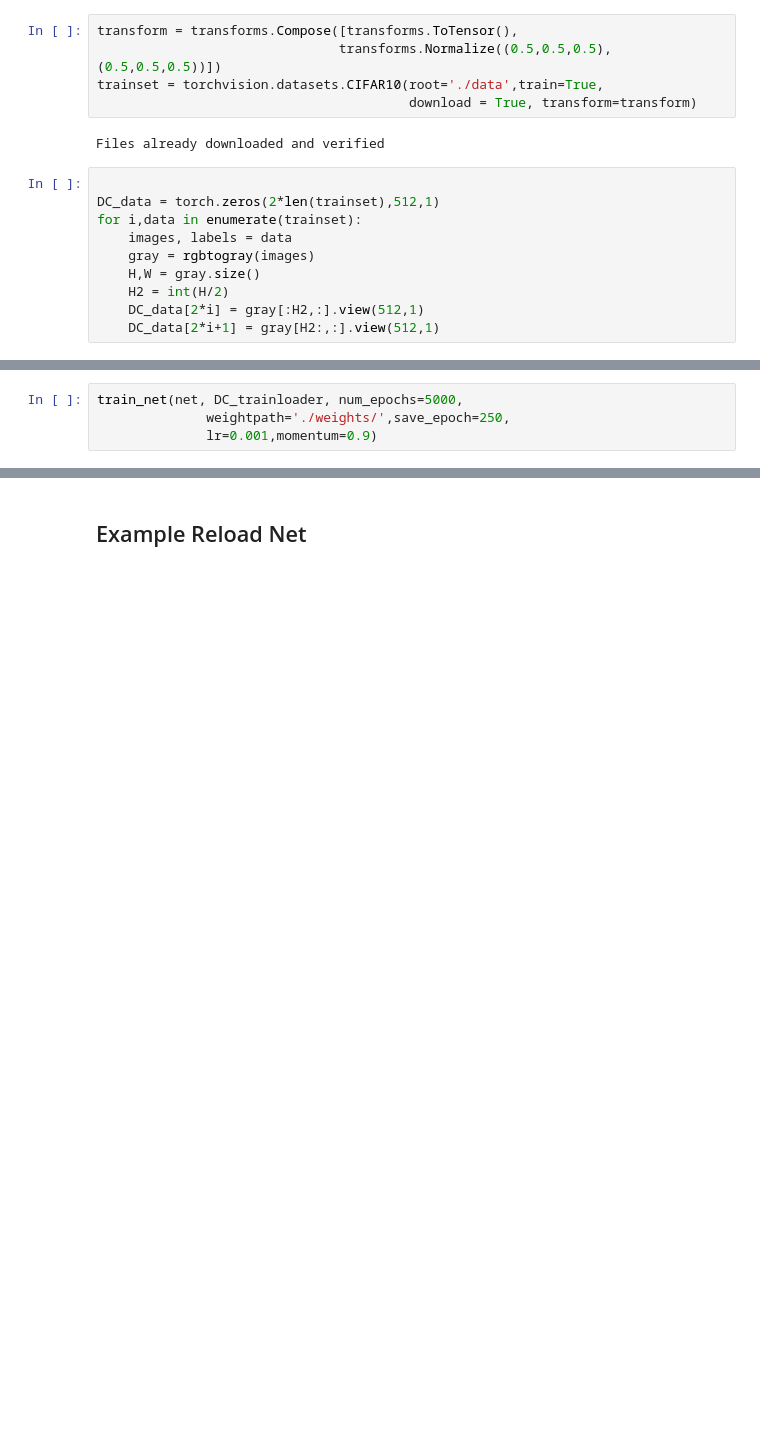
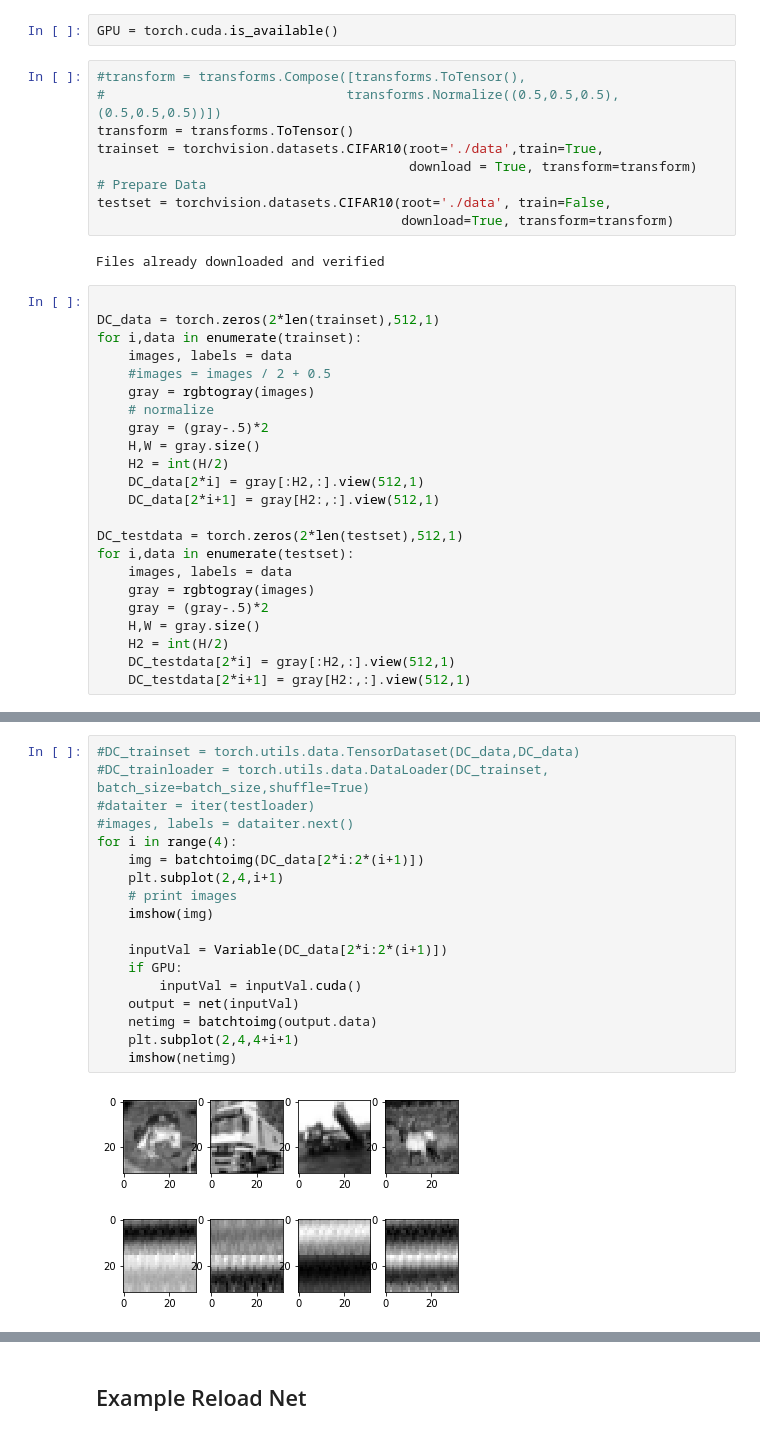
Before and after one commit to thejihuijin/PytorchModels, a Jupyter notebook: DeepCodec.ipynb, the cells around one changed output, grey strips where cells are left out. Cells and saved outputs as stored; diff of their text form; blank space fills up the shorter version.

Commit message:
finished training and evaluating ellipses

```diff
--- a/DeepCodec.ipynb
+++ b/DeepCodec.ipynb
@@ -30,8 +30,14 @@ if GPU:
+# %%
+GPU = torch.cuda.is_available()
 # %%
-transform = transforms.Compose([transforms.ToTensor(),
-                               transforms.Normalize((0.5,0.5,0.5),(0.5,0.5,0.5))])
+#transform = transforms.Compose([transforms.ToTensor(),
+#                               transforms.Normalize((0.5,0.5,0.5),(0.5,0.5,0.5))])
+transform = transforms.ToTensor()
 trainset = torchvision.datasets.CIFAR10(root='./data',train=True,
                                         download = True, transform=transform)
+# Prepare Data
+testset = torchvision.datasets.CIFAR10(root='./data', train=False,
+                                       download=True, transform=transform)
 # %% [output]
 Files already downloaded and verified
 # %%
@@ -39,8 +45,21 @@ Files already downloaded and verified
 DC_data = torch.zeros(2*len(trainset),512,1)
 for i,data in enumerate(trainset):
     images, labels = data
+    #images = images / 2 + 0.5
     gray = rgbtogray(images)
+    # normalize
+    gray = (gray-.5)*2
     H,W = gray.size()
     H2 = int(H/2)
     DC_data[2*i] = gray[:H2,:].view(512,1)
     DC_data[2*i+1] = gray[H2:,:].view(512,1)
+
+DC_testdata = torch.zeros(2*len(testset),512,1)
+for i,data in enumerate(testset):
+    images, labels = data
+    gray = rgbtogray(images)
+    gray = (gray-.5)*2
+    H,W = gray.size()
+    H2 = int(H/2)
+    DC_testdata[2*i] = gray[:H2,:].view(512,1)
+    DC_testdata[2*i+1] = gray[H2:,:].view(512,1)
@@ -50,4 +65,0 @@ DC_trainloader = torch.utils.data.DataLoader(DC_trainset, batch_size=5,shuffle=T
-# %%
-train_net(net, DC_trainloader, num_epochs=5000,
-              weightpath='./weights/',save_epoch=250,
-              lr=0.001,momentum=0.9)
@@ -56,0 +66,20 @@ KeyboardInterrupt:
+# %%
+#DC_trainset = torch.utils.data.TensorDataset(DC_data,DC_data)
+#DC_trainloader = torch.utils.data.DataLoader(DC_trainset, batch_size=batch_size,shuffle=True)
+#dataiter = iter(testloader)
+#images, labels = dataiter.next()
+for i in range(4):
+    img = batchtoimg(DC_data[2*i:2*(i+1)])
+    plt.subplot(2,4,i+1)
+    # print images
+    imshow(img)
+
+    inputVal = Variable(DC_data[2*i:2*(i+1)])
+    if GPU:
+        inputVal = inputVal.cuda()
+    output = net(inputVal)
+    netimg = batchtoimg(output.data)
+    plt.subplot(2,4,4+i+1)
+    imshow(netimg)
+# %% [output]
+[figure, added]
```
Also changed, not shown: parts of 38 cells of this notebook, 2 other files.
